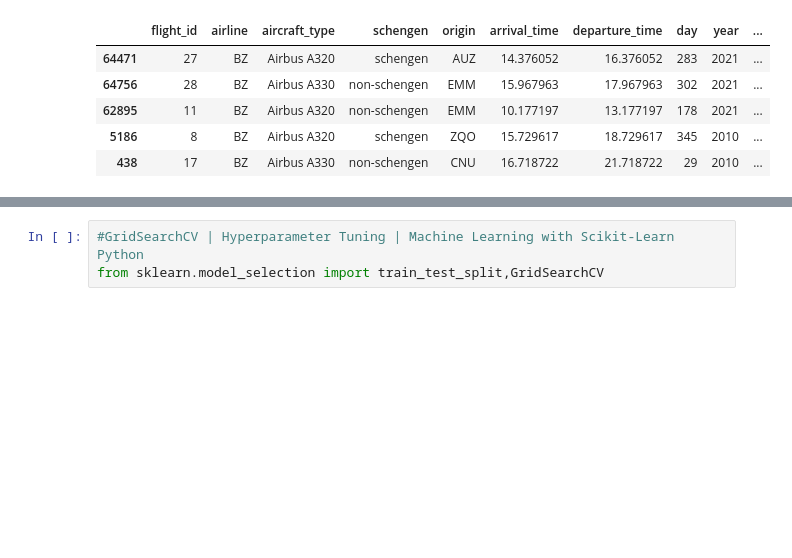
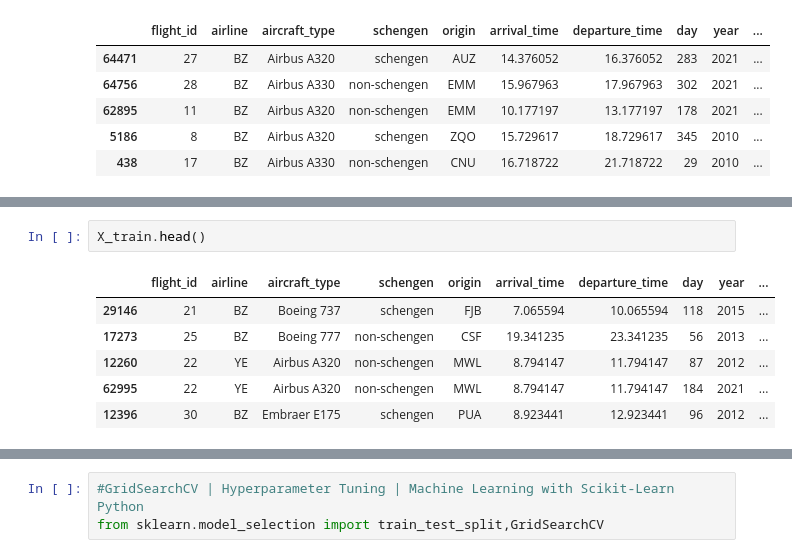
Before and after one commit to JCSR2022/Alura_Data_Science, a Jupyter notebook: Flight_Delay_Prediction_Project/Optimizacion_aeroportuaria.ipynb, the cells around one changed output, grey strips where cells are left out. Saved outputs shown, nothing was run; the diff lists cells and outputs as text; blank space fills up the shorter version.

```diff
--- a/Flight_Delay_Prediction_Project/Optimizacion_aeroportuaria.ipynb
+++ b/Flight_Delay_Prediction_Project/Optimizacion_aeroportuaria.ipynb
@@ -556,0 +639,9 @@ datos.sample(5)
+# %%
+X_train.head()
+# %% [output]
+|  | flight_id | airline | aircraft_type | schengen | origin | arrival_time | departure_time | day | year | ... |
+| 29146 | 21 | BZ | Boeing 737 | schengen | FJB | 7.065594 | 10.065594 | 118 | 2015 | ... |
+| 17273 | 25 | BZ | Boeing 777 | non-schengen | CSF | 19.341235 | 23.341235 | 56 | 2013 | ... |
+| 12260 | 22 | YE | Airbus A320 | non-schengen | MWL | 8.794147 | 11.794147 | 87 | 2012 | ... |
+| 62995 | 22 | YE | Airbus A320 | non-schengen | MWL | 8.794147 | 11.794147 | 184 | 2021 | ... |
+| 12396 | 30 | BZ | Embraer E175 | schengen | PUA | 8.923441 | 12.923441 | 96 | 2012 | ... |
```
Also changed, not shown: parts of 12 cells of this notebook.
